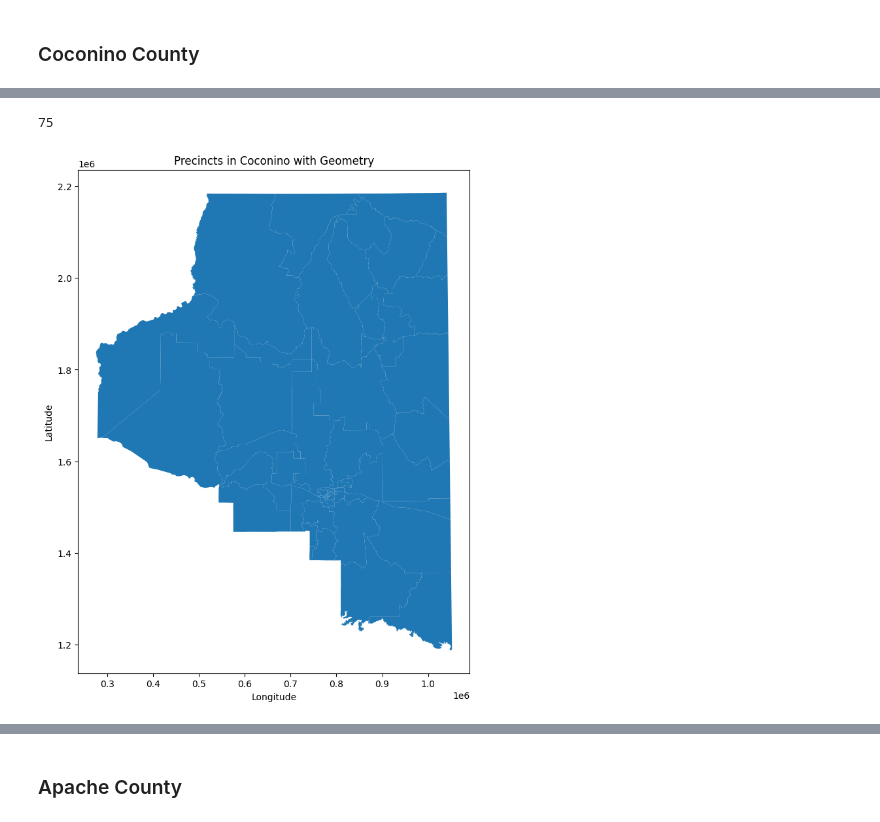
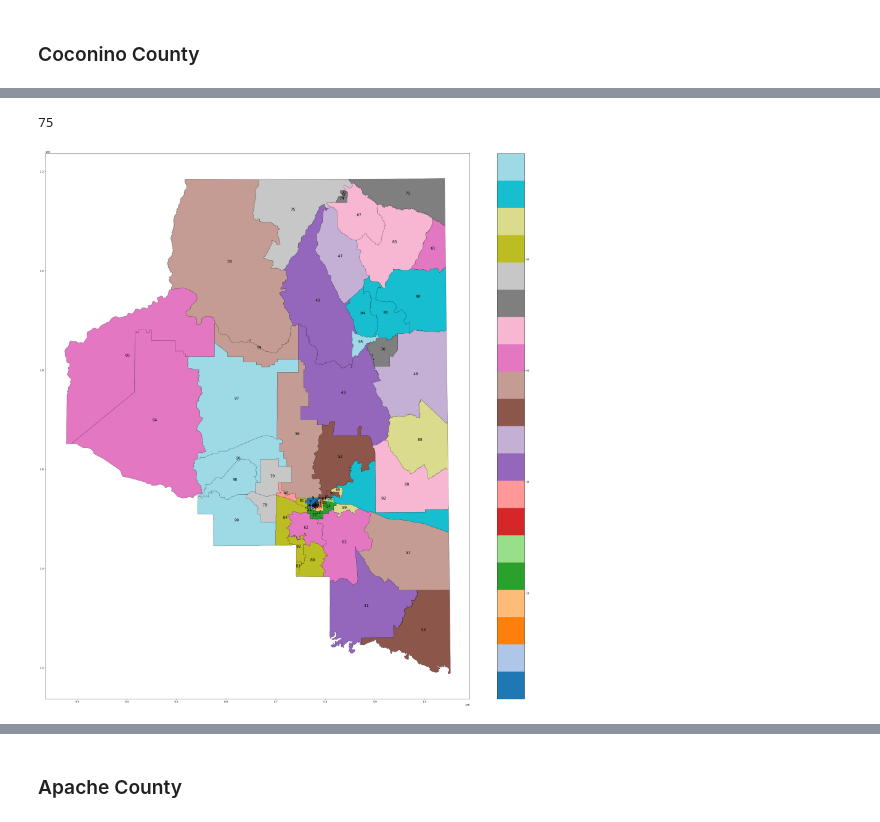
Before and after one commit to nonpartisan-redistricting-datahub/az-pber-2022, a Jupyter notebook: az-pber-2022/2022AZ.ipynb, the cells around one changed output, grey strips where cells are left out. Drawn from its saved outputs; the diff is of its cells as text; code cells hidden in the pictures.

```diff
--- a/az-pber-2022/2022AZ.ipynb
+++ b/az-pber-2022/2022AZ.ipynb
@@ -152,13 +252,13 @@ Name: candidate, dtype: int64
 # %%
 # Create a mapping for 'office'
 office_mapping = {
-    'ATTORNEY GENERAL': 'ATT',
-    'CORPORATION COMMISSIONER': 'COR',
+    'ATTORNEY GENERAL': 'ATG',
+    'CORPORATION COMMISSIONER': 'COC',
     'GOVERNOR': 'GOV',
     'SECRETARY OF STATE': 'SOS',
-    'STATE HOUSE': 'STH',
+    'STATE HOUSE': 'SU',
     'STATE MINE INSPECTOR': 'STM',
-    'STATE SENATE': 'STS',
+    'STATE SENATE': 'SL',
     'STATE TREASURER': 'STT',
     'U.S. HOUSE': 'USH',
     'U.S. SENATE': 'USS'
@@ -176,7 +276,7 @@ def create_column_name(row, existing_names):
     else:
         base_name = f"G22{office_abbr}{party_initial}{last_name}"
 
-    # Ensure the column name is unique(make sure no candidates with similar or same last name running for the same position will be counted as one)
+    # Ensure the column name is unique
     if base_name not in existing_names:
         return base_name
     else:
@@ -188,18 +288,18 @@ def create_column_name(row, existing_names):
         return new_name
 
 # Get unique combinations of counties and precincts
-unique_combinations = df_cleaned[['county', 'precinct']].drop_duplicates()
+unique_combinations = election_results_cleaned[['county', 'precinct']].drop_duplicates()
 
 # Initialize an empty list to store the results
 results = []
 
-# Iterate each row and group together rows with the same county and precinct
-for _, row in unique_combinations.iterrows():
-    county = row['county']
-    precinct = row['precinct']
+# Iterate over each unique combination of county and precinct
+for _, unique_row in unique_combinations.iterrows():
+    county = unique_row['county']
+    precinct = unique_row['precinct']
 
     # Filter for the specific county and precinct
-    filtered_df = df_cleaned[(df_cleaned['county'] == county) & (df_cleaned['precinct'] == precinct)]
+    filtered_df = election_results_cleaned[(election_results_cleaned['county'] == county) & (election_results_cleaned['precinct'] == precinct)]
 
     # Track existing column names to ensure uniqueness
     existing_names = set()
@@ -215,7 +315,7 @@ for _, row in unique_combinations.iterrows():
         index=['county', 'precinct'],
         columns='ColumnName',
         values='votes',
-        aggfunc='first'
+        aggfunc='sum'
     )
 
     # Flatten the columns
@@ -320,6 +432,16 @@ plt.show()
 [figure]
 # %% [markdown]
 ## Process precinct boundaries by county
+# %%
+def plot_precincts_with_labels(gdf):
+    """
+    Plots a GeoDataFrame with color-coded precincts and labels, using parameters to customize the column for color, labels, figure size, colormap, edge color, line width, and label font size.
+    """
+    fig, ax = plt.subplots(figsize=(40, 40))
+    gdf.plot(column='precinct', ax=ax, legend=True, cmap='tab20', edgecolor='black', linewidth=0.5)
+    for x, y, label in zip(gdf.geometry.centroid.x, gdf.geometry.centroid.y, gdf['precinct']):
+        ax.text(x, y, label, fontsize=15, ha='center')
+    plt.show()
 # %% [markdown]
 ### Coconino County
 # %%
@@ -349,34 +462,29 @@ print(coconino_rows.head(5))
 # %%
 # Read in the GeoJSON file
 geojson_file_Cococino = './precinct_boundaries/Cococino.geojson'
 gdf_Cococino = gpd.read_file(geojson_file_Cococino)
 
 print(len(gdf_Cococino))
 
 final_df_Coconino = coconino_rows
 
 # Extract the numerical part from the precinct values
 final_df_Coconino['precinct'] = final_df_Coconino['precinct'].str.extract('(\d+)')[0].astype(int)
 
 gdf_Cococino['VOTENUM'] = gdf_Cococino['VOTENUM'].astype(int)
 
 
 # Merge the DataFrames on precinct_num and VOTENUM
 merged_df = final_df_Coconino.merge(gdf_Cococino[['VOTENUM', 'geometry']], left_on='precinct', right_on='VOTENUM', how='left')
 
 # Convert final_df to a GeoDataFrame
 gdf_Cococino_final = gpd.GeoDataFrame(merged_df, geometry='geometry')
+final_df_Coconino['precinct'] = final_df_Coconino['precinct'].astype(str)
 
-# Plot the geometries
-fig, ax = plt.subplots(1, 1, figsize=(10, 10))
-gdf_Cococino_final.plot(ax=ax)
-plt.title("Precincts in Coconino with Geometry")
-plt.xlabel("Longitude")
-plt.ylabel("Latitude")
-plt.show()
+plot_precincts_with_labels(gdf_Cococino_final)
 # %% [output]
 75
-[figure, old version]
+[figure, new version]
 # %%
 gdf_Cococino_final.drop(columns=['VOTENUM'], inplace=True)
 gdf_Cococino_final.head(5)
```
Also changed, not shown: parts of 21 cells of this notebook, 1 other file.
